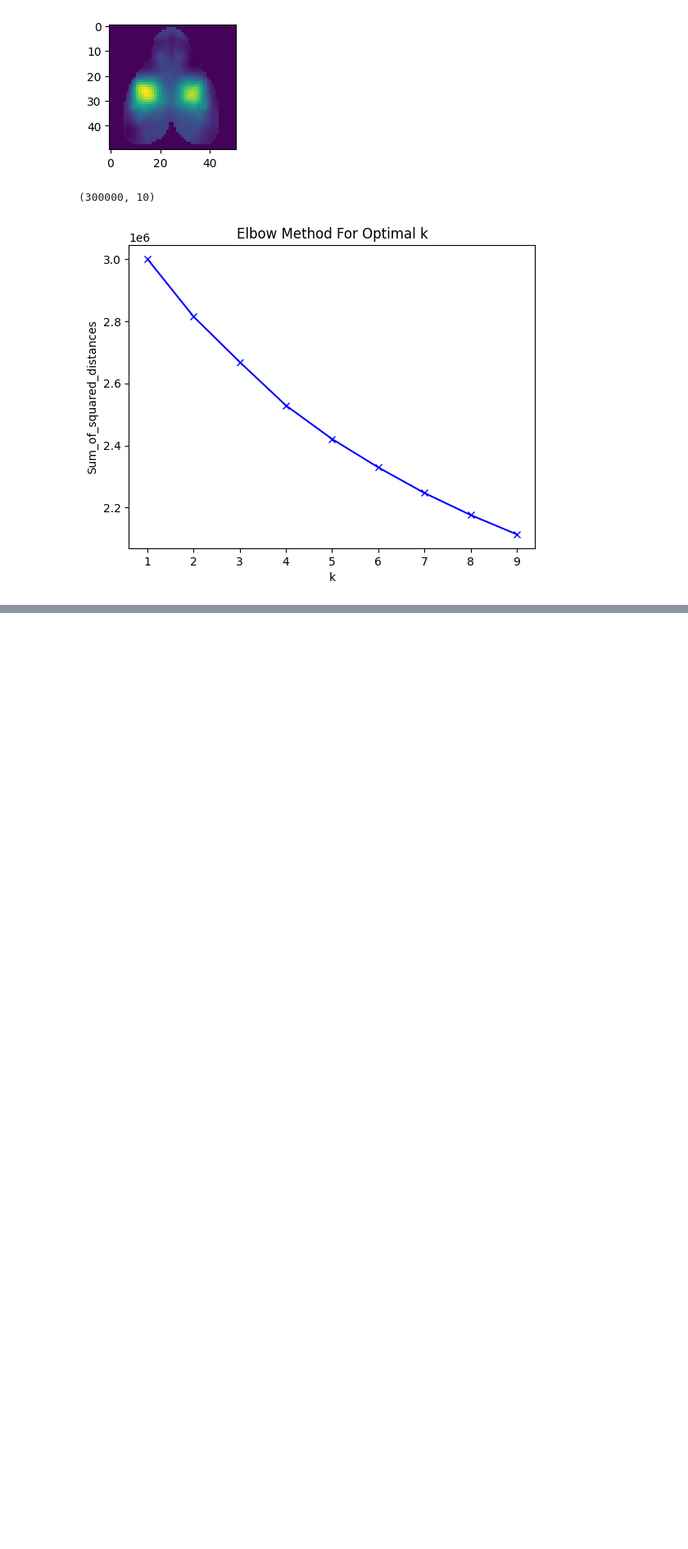
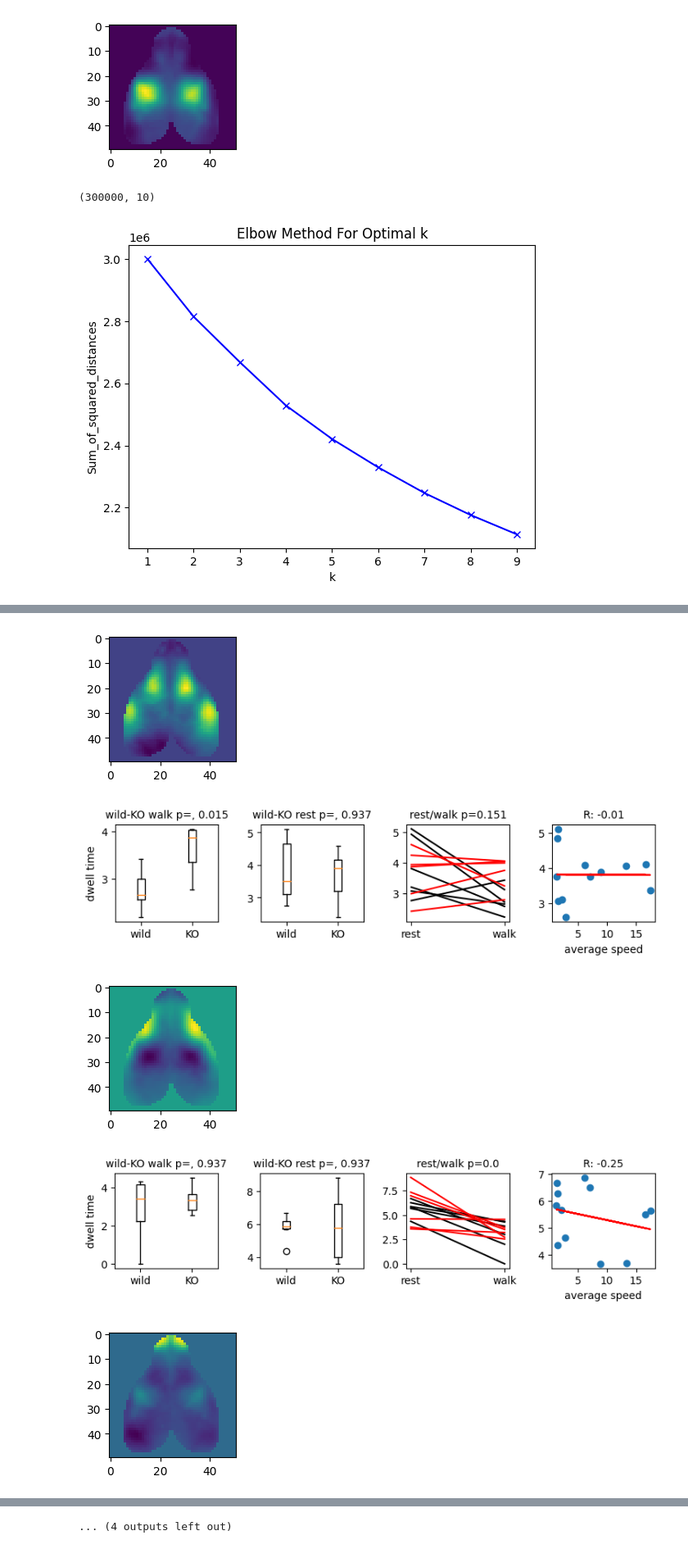
Before and after one commit to alteriis/calcium_dynamics, a Jupyter notebook: analyze/Analyze ICA.ipynb, the cells around one changed output, grey strips where cells are left out. Shown at 82% size. Drawn from its saved outputs; the diff is of its cells as text; code cells hidden in the pictures; blank space fills up the shorter version.

```diff
--- a/analyze/Analyze ICA.ipynb
+++ b/analyze/Analyze ICA.ipynb
@@ -142,0 +186,51 @@ for i,centroid in enumerate(centroids.T):
+# %%
+from scipy.stats import mannwhitneyu
+from scipy.stats import wilcoxon
+
+
+cluster_centers = km.cluster_centers_
+centroids = np.dot(components,cluster_centers.T)
+
+for i,centroid in enumerate(centroids.T):
+    fig = connectivity_measures.show_array(centroid,H,W,good_indices)
+    fig.set_size_inches(2,2)
+
+    fig,ax = plt.subplots(1,4)
+    fig.set_size_inches(8,2)
+    ax[0].boxplot([dwell_times_walk[0:6,i],dwell_times_walk[6:12,i]])
+    test = mannwhitneyu(dwell_times_walk[0:6,i],dwell_times_walk[6:12,i])
+    pvalue = test.pvalue
+    ax[0].set_title('wild-KO walk p=, '+str(round(pvalue,3)),fontsize=10)
+    ax[0].set_xticks([1,2], ['wild','KO'])
+    ax[0].set_ylabel('dwell time')
+
+    ax[1].boxplot([dwell_times_rest[0:6,i],dwell_times_rest[6:12,i]])
+    test = mannwhitneyu(dwell_times_rest[0:6,i],dwell_times_rest[6:12,i])
+    pvalue = test.pvalue
+    ax[1].set_title('wild-KO rest p=, '+str(round(pvalue,3)),fontsize=10)
+    ax[1].set_xticks([1,2], ['wild','KO'])
+
+    # try also statistics on walk vs non walk as a control...
+    ax[2].plot([dwell_times_rest[0:6,i],dwell_times_walk[0:6,i]],color='black')
+    ax[2].plot([dwell_times_rest[6:12,i],dwell_times_walk[6:12,i]],color='red')
+    test = wilcoxon(dwell_times_rest[:,i],dwell_times_walk[:,i])
+    pvalue = test.pvalue
+    ax[2].set_title('rest/walk p='+str(round(pvalue,3)),fontsize=10)
+    ax[2].set_xticks([0,1], ['rest','walk'])
+    fig.tight_layout()
+
+    x = np.squeeze(avg_abs_speed.T)
+    y = dwell_times_all[:,i]
+    ax[3].scatter(x,y)
+    slope, intercept = np.polyfit(x, y, 1)
+    corr_coef = np.corrcoef(x, y)[0, 1]
+    # Add the linear fit line to the plot
+    ax[3].plot(x, slope*x + intercept, color='red')
+    ax[3].set_title(f'R: {corr_coef:.2f}',fontsize=10)
+    ax[3].set_xlabel('average speed')
+# %% [output]
+[figure, added]
+[figure, added]
+[figure, added]
+[figure, added]
+[figure, added]
@@ -143,3 +244,4 @@ for i,centroid in enumerate(centroids.T):
+... (4 outputs left out)
 # %%
 # create graph with transition probabilities. Each row is where I start, each column is where I arrive
 timeseries_labels = km.labels_
```
Also changed, not shown: parts of 21 cells of this notebook, 13 other files.
